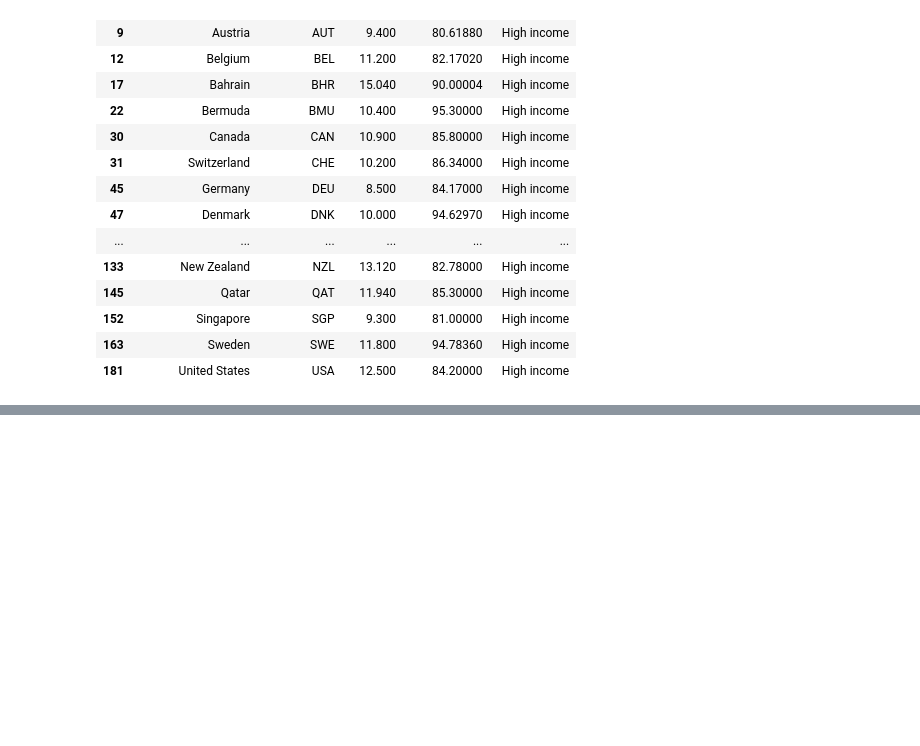
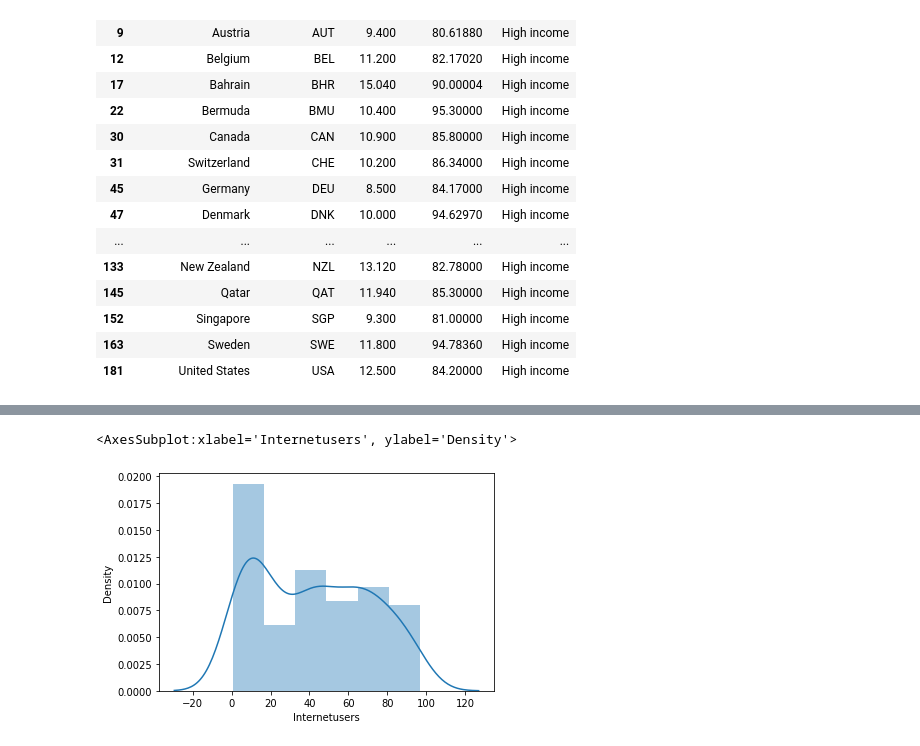
Before and after one commit to Yashaskathi/DataScience, a Jupyter notebook: python_Day2.ipynb, the cells around one changed output, grey strips where cells are left out. Drawn from its saved outputs; the diff is of its cells as text; code cells hidden in the pictures; blank space fills up the shorter version.

```diff
--- a/python_Day2.ipynb
+++ b/python_Day2.ipynb
@@ -200,0 +244,5 @@ stats[filter2]
+# %%
+sns.distplot(stats['Internetusers'])
+# %% [output]
+<AxesSubplot:xlabel='Internetusers', ylabel='Density'>
+[figure, added]
```
Also changed, not shown: parts of 24 cells of this notebook.
